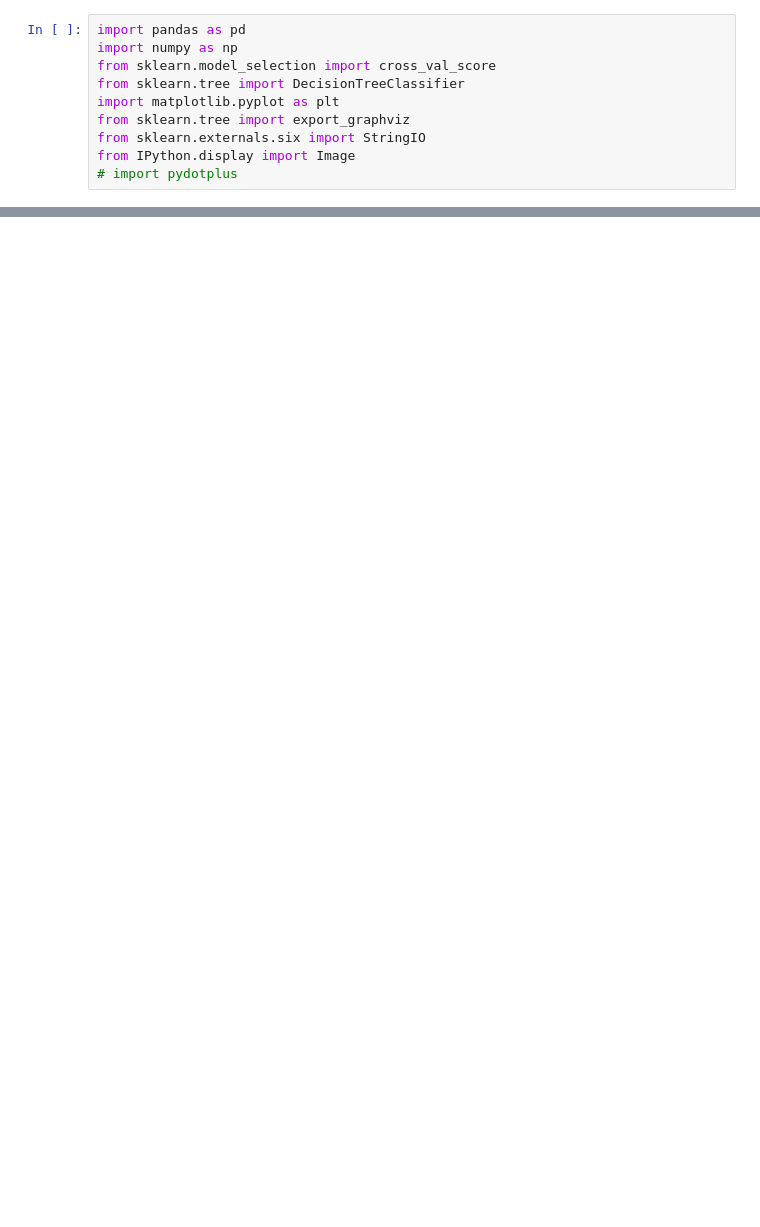
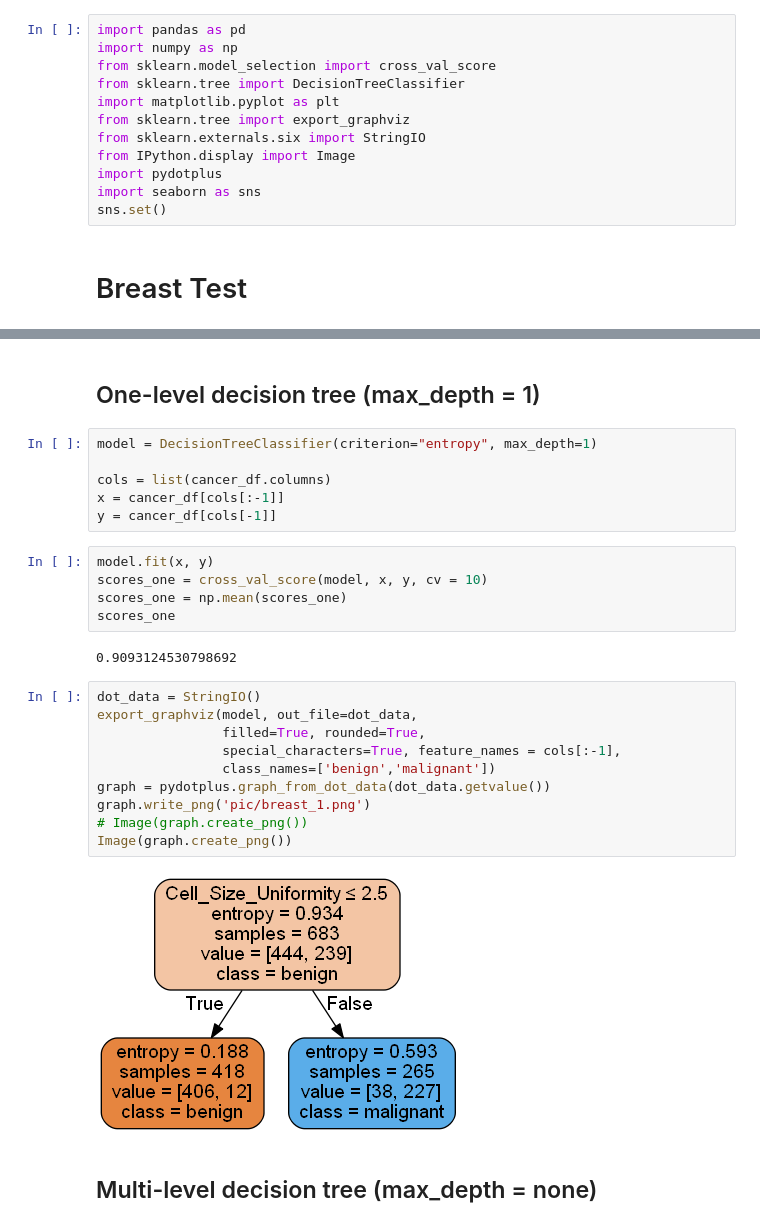
Before and after one commit to A2Zntu/ML_HW, a Jupyter notebook: Lab1/DecisionTree_Lab1.ipynb, the cells around one changed output, grey strips where cells are left out. Drawn from its saved outputs; the diff is of its cells as text; blank space fills up the shorter version.

```diff
--- a/Lab1/DecisionTree_Lab1.ipynb
+++ b/Lab1/DecisionTree_Lab1.ipynb
@@ -7,7 +7,11 @@ import matplotlib.pyplot as plt
 from sklearn.tree import export_graphviz
 from sklearn.externals.six import StringIO
 from IPython.display import Image
-# import pydotplus
+import pydotplus
+import seaborn as sns
+sns.set()
+# %% [markdown]
+# Breast Test
 # %%
 cancer_df = pd.read_csv("breast-w.csv", na_values = '?')
 cancer_df = cancer_df.replace({'Class': {'benign': 0, 'malignant': 1}})
@@ -23,6 +27,35 @@ cancer_df.describe()
 | 50% | 4.000000 | 1.000000 | 1.000000 | 1.000000 | 2.000000 | ... |
 | 75% | 6.000000 | 5.000000 | 5.000000 | 4.000000 | 4.000000 | ... |
 | max | 10.000000 | 10.000000 | 10.000000 | 10.000000 | 10.000000 | ... |
+# %% [markdown]
+## One-level decision tree (max_depth = 1)
+# %%
+model = DecisionTreeClassifier(criterion="entropy", max_depth=1)
+
+cols = list(cancer_df.columns)
+x = cancer_df[cols[:-1]]
+y = cancer_df[cols[-1]]
+# %%
+model.fit(x, y)
+scores_one = cross_val_score(model, x, y, cv = 10)
+scores_one = np.mean(scores_one)
+scores_one
+# %% [output]
+0.9093124530798692
+# %%
+dot_data = StringIO()
+export_graphviz(model, out_file=dot_data,
+                filled=True, rounded=True,
+                special_characters=True, feature_names = cols[:-1],
+                class_names=['benign','malignant'])
+graph = pydotplus.graph_from_dot_data(dot_data.getvalue())
+graph.write_png('pic/breast_1.png')
+# Image(graph.create_png())
+Image(graph.create_png())
+# %% [output]
+[figure, added]
+# %% [markdown]
+## Multi-level decision tree (max_depth = none)
 # %%
 model = DecisionTreeClassifier(criterion="entropy", max_depth=None)
 
```
Also changed, not shown: parts of 7 cells of this notebook, 2 other files.
